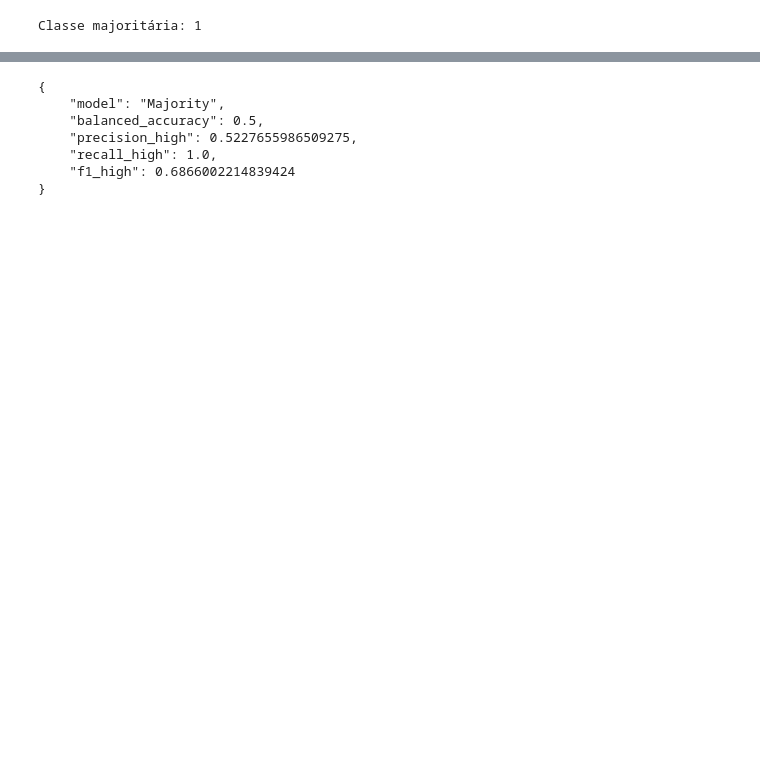
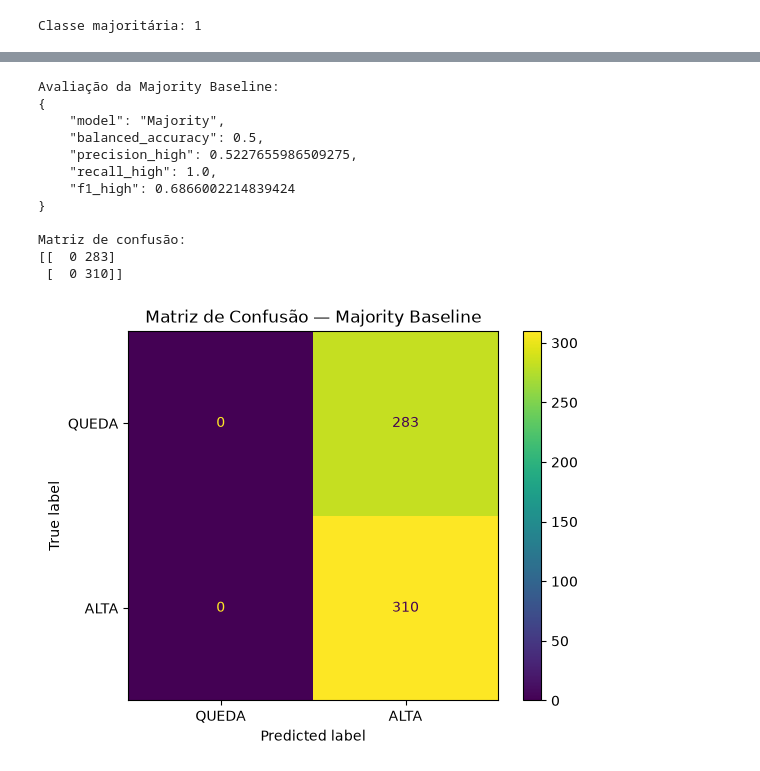
Before and after one commit to mdsl1/classificacao-direcao-ibovespa, a Jupyter notebook: notebooks/03_modelagem_avaliacao.ipynb, the cells around one changed output, grey strips where cells are left out. Drawn from its saved outputs; the diff is of its cells as text; code cells hidden in the pictures; blank space fills up the shorter version.

```diff
--- a/notebooks/03_modelagem_avaliacao.ipynb
+++ b/notebooks/03_modelagem_avaliacao.ipynb
@@ -285,17 +307,44 @@ def avaliar_modelo(nome, y_true, y_pred):
 # %%
-
+# Avaliação da Majority Baseline
 resultado_majority = avaliar_modelo(
     "Majority",
     y_test,
     y_test_majority
 )
+print("Avaliação da Majority Baseline:")
+print(json.dumps(resultado_majority, ensure_ascii=False, indent=4))
 
-print(json.dumps(resultado_majority, ensure_ascii=False, indent=4))
+
+# Matriz de confusão do Majority Baseline
+cm_majority = confusion_matrix(
+    y_test,
+    y_test_majority
+)
+
+print("\nMatriz de confusão:")
+print(cm_majority, "\n")
+
+# Transformando em uma matriz visual
+disp = ConfusionMatrixDisplay(
+    confusion_matrix=cm_majority,
+    display_labels=["QUEDA", "ALTA"]
+)
+
+disp.plot()
+
+plt.title("Matriz de Confusão — Majority Baseline")
+plt.show()
 # %% [output]
+Avaliação da Majority Baseline:
 {
     "model": "Majority",
     "balanced_accuracy": 0.5,
     "precision_high": 0.5227655986509275,
     "recall_high": 1.0,
     "f1_high": 0.6866002214839424
 }
+
+Matriz de confusão:
+[[  0 283]
+ [  0 310]]
+[figure, added]
```
Also changed, not shown: parts of 9 cells of this notebook, 1 other file.
